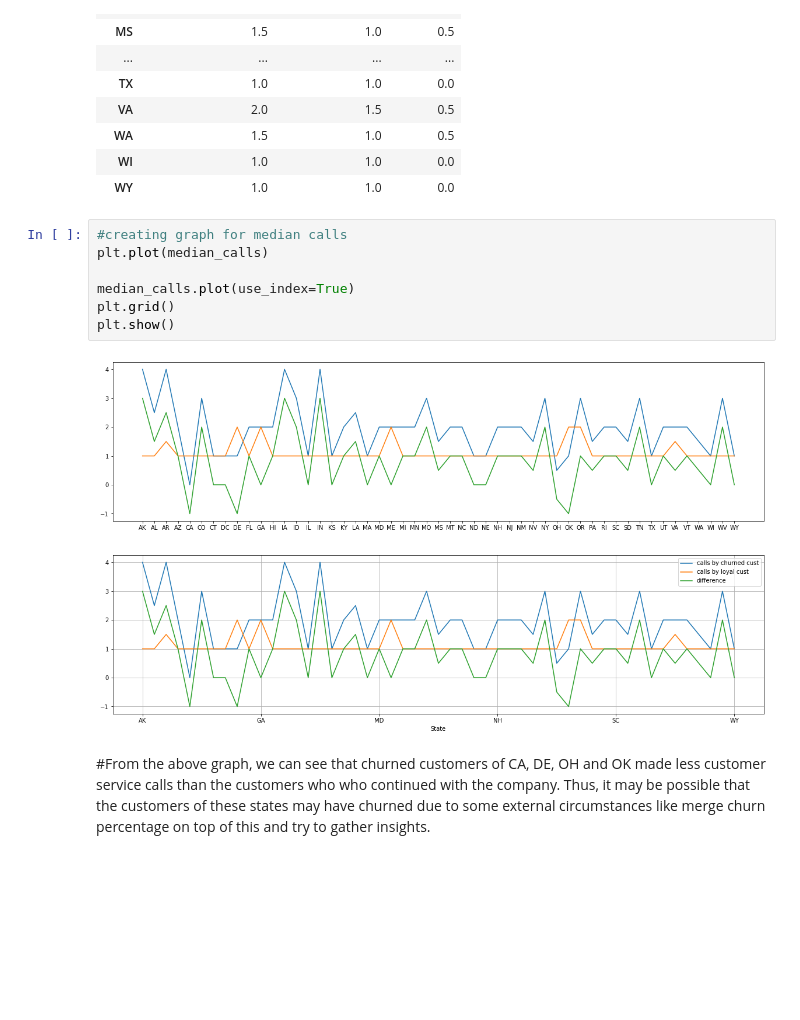
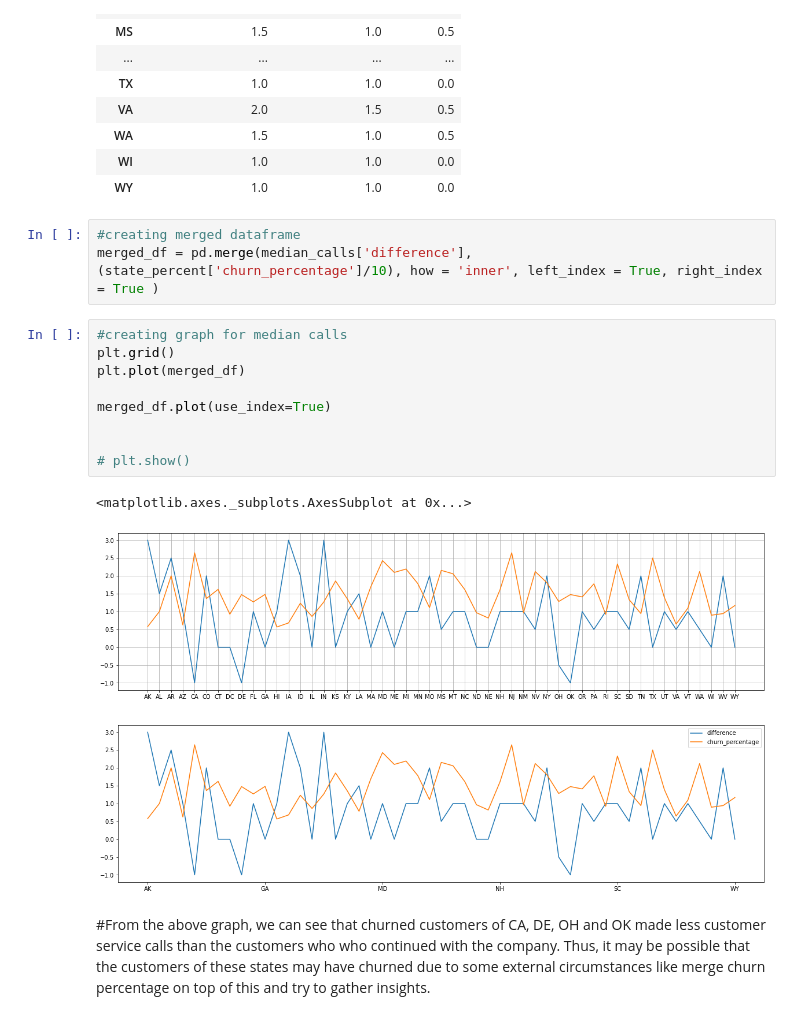
Before and after one commit to Ashvin-Vargez/Telecom-Churn-Analysis-EDA-Project-, a Jupyter notebook: eda_Telecom_Churn_Analysis_Capstone_Project.ipynb, the cells around one changed output. Drawn from its saved outputs; the diff is of its cells as text; blank space fills up the shorter version.

Commit message:
did some feature engineering and plotted graph

```diff
--- a/eda_Telecom_Churn_Analysis_Capstone_Project.ipynb
+++ b/eda_Telecom_Churn_Analysis_Capstone_Project.ipynb
@@ -317,16 +317,22 @@ median_calls[median_calls['difference']<=.5]
 | WA | 1.5 | 1.0 | 0.5 |
 | WI | 1.0 | 1.0 | 0.0 |
 | WY | 1.0 | 1.0 | 0.0 |
+# %%
+#creating merged dataframe
+merged_df = pd.merge(median_calls['difference'], (state_percent['churn_percentage']/10), how = 'inner', left_index = True, right_index = True )
 # %%
 #creating graph for median calls
-plt.plot(median_calls)
+plt.grid()
+plt.plot(merged_df)
 
-median_calls.plot(use_index=True)
-plt.grid()
-plt.show()
+merged_df.plot(use_index=True)
+
+
+# plt.show()
 # %% [output]
+<matplotlib.axes._subplots.AxesSubplot at 0x...>
-[figure, old version]
+[figure, new version]
-[figure, old version]
+[figure, new version]
 # %% [markdown]
 #From the above graph, we can see that churned customers of CA, DE, OH and OK made less customer service calls than the customers who who continued with the company. Thus, it may be possible that the customers of these states may have churned due to some external circumstances like
 merge churn percentage on top of this and try to gather insights.
```
